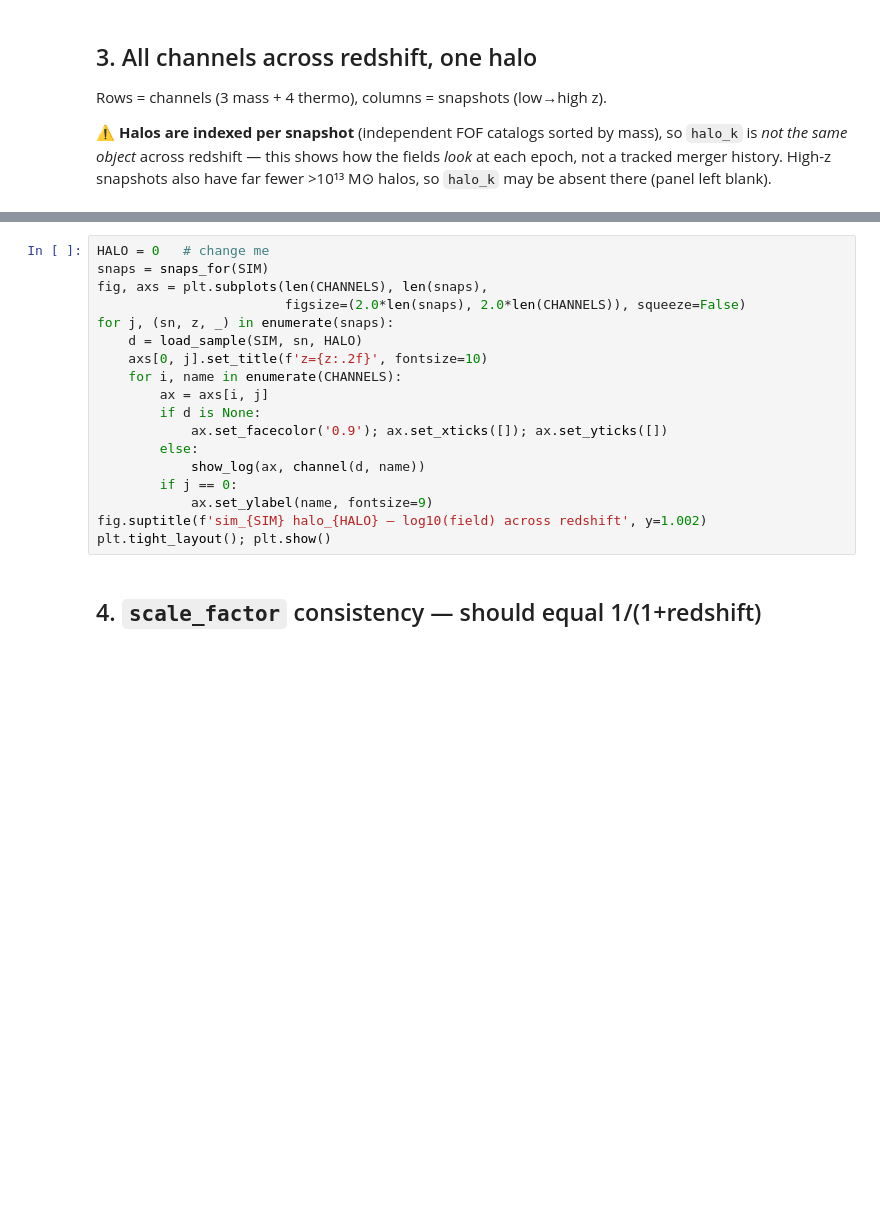
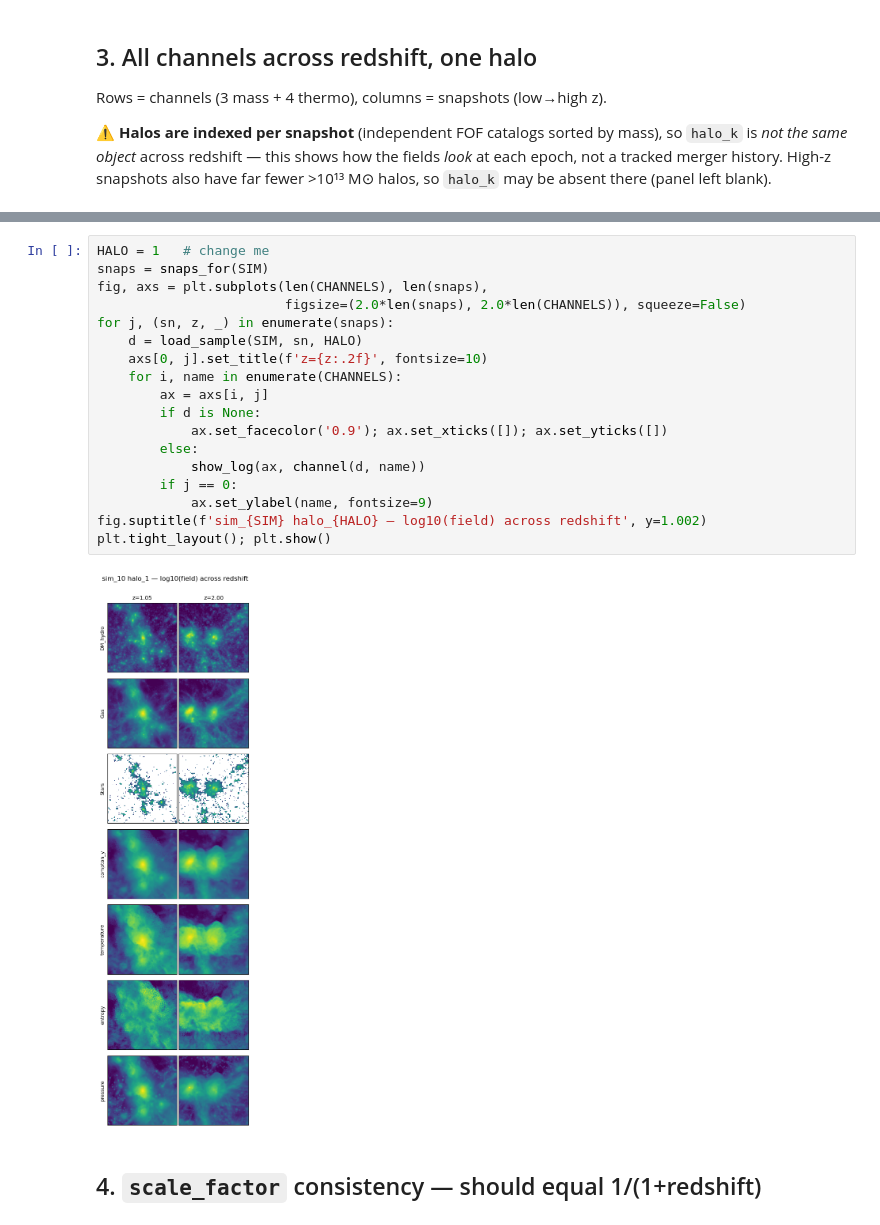
Before and after one commit to Maxelee/BIND, a Jupyter notebook: examples/redshift_data.ipynb, the cells around one changed output, grey strips where cells are left out. Saved outputs shown, nothing was run; the diff lists cells and outputs as text; blank space fills up the shorter version.

```diff
--- a/examples/redshift_data.ipynb
+++ b/examples/redshift_data.ipynb
@@ -97,21 +131,23 @@ far fewer >10¹³ M⊙ halos, so `halo_k` may be absent there (panel left blank)
 # %%
-HALO = 0   # change me
+HALO = 1   # change me
 snaps = snaps_for(SIM)
 fig, axs = plt.subplots(len(CHANNELS), len(snaps),
                         figsize=(2.0*len(snaps), 2.0*len(CHANNELS)), squeeze=False)
 for j, (sn, z, _) in enumerate(snaps):
     d = load_sample(SIM, sn, HALO)
     axs[0, j].set_title(f'z={z:.2f}', fontsize=10)
     for i, name in enumerate(CHANNELS):
         ax = axs[i, j]
         if d is None:
             ax.set_facecolor('0.9'); ax.set_xticks([]); ax.set_yticks([])
         else:
             show_log(ax, channel(d, name))
         if j == 0:
             ax.set_ylabel(name, fontsize=9)
 fig.suptitle(f'sim_{SIM} halo_{HALO} — log10(field) across redshift', y=1.002)
 plt.tight_layout(); plt.show()
+# %% [output]
+[figure, added]
 # %% [markdown]
 ## 4. `scale_factor` consistency — should equal 1/(1+redshift)
 # %%
```
Also changed, not shown: parts of 6 cells of this notebook.
